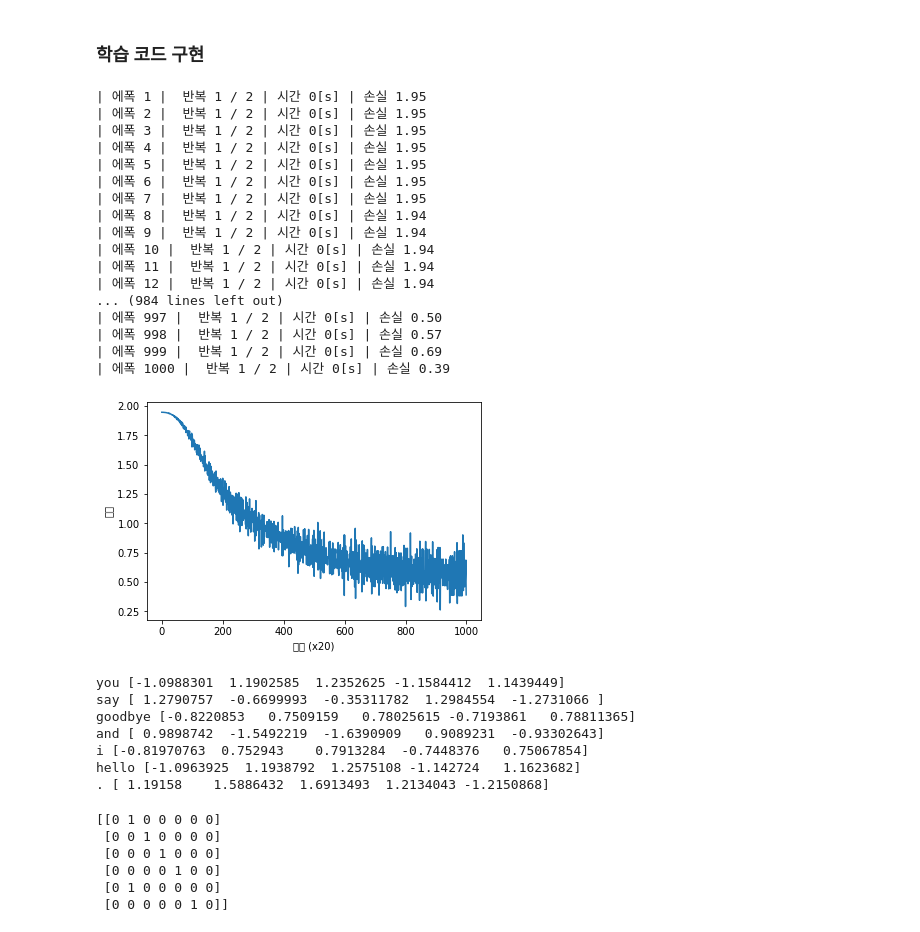
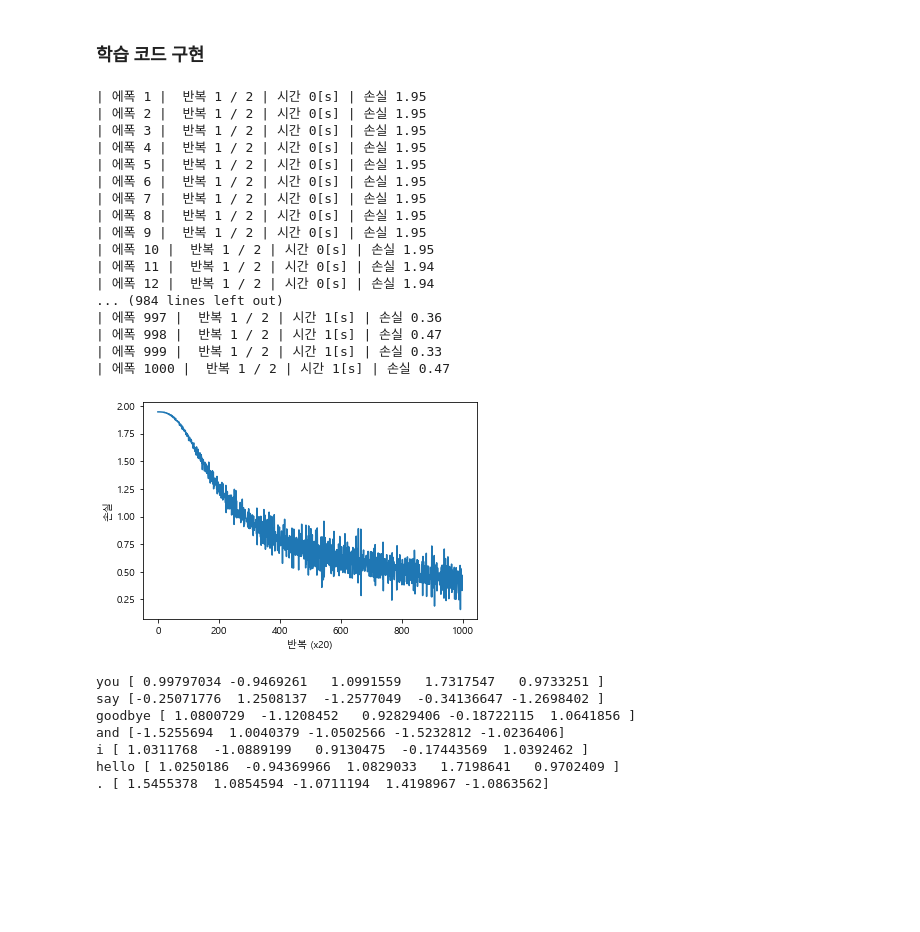
Before and after one commit to imguru-mooc/deep_learning_nlp, a Jupyter notebook: nlp_2_source/ch03/3_4.ipynb, the cells around one changed output. Cells and saved outputs as stored; diff of their text form; code cells hidden in the pictures; blank space fills up the shorter version.

```diff
--- a/nlp_2_source/ch03/3_4.ipynb
+++ b/nlp_2_source/ch03/3_4.ipynb
@@ -54,8 +54,8 @@ sys.path.append('..')
 from common.trainer import Trainer
 from common.optimizer import Adam
 from common.util import preprocess, create_contexts_target, convert_one_hot
-
-import matplotlib.font_manager as fm
+import matplotlib.pyplot as plt
+plt.rc('font', family='Malgun Gothic')
 
 window_size = 1
 hidden_size = 5
@@ -64,45 +64,45 @@ max_epoch = 1000
 
 text = 'You say goodbye and I say hello.'
 corpus, word_to_id, id_to_word = preprocess(text)
 
 vocab_size = len(word_to_id)
 contexts, target = create_contexts_target(corpus, window_size)
 target = convert_one_hot(target, vocab_size)
 contexts = convert_one_hot(contexts, vocab_size)
 
 model = SimpleCBOW(vocab_size, hidden_size)
 optimizer = Adam()
 trainer = Trainer(model, optimizer)
 
 trainer.fit(contexts, target, max_epoch, batch_size)
 trainer.plot()
 
 word_vecs = model.word_vecs
 for word_id, word in id_to_word.items():
     print(word, word_vecs[word_id])
 # %% [output]
 | 에폭 1 |  반복 1 / 2 | 시간 0[s] | 손실 1.95
 | 에폭 2 |  반복 1 / 2 | 시간 0[s] | 손실 1.95
 | 에폭 3 |  반복 1 / 2 | 시간 0[s] | 손실 1.95
 | 에폭 4 |  반복 1 / 2 | 시간 0[s] | 손실 1.95
 | 에폭 5 |  반복 1 / 2 | 시간 0[s] | 손실 1.95
 | 에폭 6 |  반복 1 / 2 | 시간 0[s] | 손실 1.95
 | 에폭 7 |  반복 1 / 2 | 시간 0[s] | 손실 1.95
-| 에폭 8 |  반복 1 / 2 | 시간 0[s] | 손실 1.94
-| 에폭 9 |  반복 1 / 2 | 시간 0[s] | 손실 1.94
-| 에폭 10 |  반복 1 / 2 | 시간 0[s] | 손실 1.94
+| 에폭 8 |  반복 1 / 2 | 시간 0[s] | 손실 1.95
+| 에폭 9 |  반복 1 / 2 | 시간 0[s] | 손실 1.95
+| 에폭 10 |  반복 1 / 2 | 시간 0[s] | 손실 1.95
 | 에폭 11 |  반복 1 / 2 | 시간 0[s] | 손실 1.94
 | 에폭 12 |  반복 1 / 2 | 시간 0[s] | 손실 1.94
 ... (984 lines left out)
-| 에폭 997 |  반복 1 / 2 | 시간 0[s] | 손실 0.50
-| 에폭 998 |  반복 1 / 2 | 시간 0[s] | 손실 0.57
-| 에폭 999 |  반복 1 / 2 | 시간 0[s] | 손실 0.69
-| 에폭 1000 |  반복 1 / 2 | 시간 0[s] | 손실 0.39
+| 에폭 997 |  반복 1 / 2 | 시간 1[s] | 손실 0.36
+| 에폭 998 |  반복 1 / 2 | 시간 1[s] | 손실 0.47
+| 에폭 999 |  반복 1 / 2 | 시간 1[s] | 손실 0.33
+| 에폭 1000 |  반복 1 / 2 | 시간 1[s] | 손실 0.47
-[figure, old version]
+[figure, new version]
-you [-1.0988301  1.1902585  1.2352625 -1.1584412  1.1439449]
-say [ 1.2790757  -0.6699993  -0.35311782  1.2984554  -1.2731066 ]
-goodbye [-0.8220853   0.7509159   0.78025615 -0.7193861   0.78811365]
-and [ 0.9898742  -1.5492219  -1.6390909   0.9089231  -0.93302643]
-i [-0.81970763  0.752943    0.7913284  -0.7448376   0.75067854]
-hello [-1.0963925  1.1938792  1.2575108 -1.142724   1.1623682]
-. [ 1.19158    1.5886432  1.6913493  1.2134043 -1.2150868]
+you [ 0.99797034 -0.9469261   1.0991559   1.7317547   0.9733251 ]
+say [-0.25071776  1.2508137  -1.2577049  -0.34136647 -1.2698402 ]
+goodbye [ 1.0800729  -1.1208452   0.92829406 -0.18722115  1.0641856 ]
+and [-1.5255694  1.0040379 -1.0502566 -1.5232812 -1.0236406]
+i [ 1.0311768  -1.0889199   0.9130475  -0.17443569  1.0392462 ]
+hello [ 1.0250186  -0.94369966  1.0829033   1.7198641   0.9702409 ]
+. [ 1.5455378  1.0854594 -1.0711194  1.4198967 -1.0863562]
@@ -122,9 +108,0 @@ contexts = convert_one_hot(contexts, vocab_size)
-# %%
-print(target)
-# %% [output]
-[[0 1 0 0 0 0 0]
- [0 0 1 0 0 0 0]
- [0 0 0 1 0 0 0]
- [0 0 0 0 1 0 0]
- [0 1 0 0 0 0 0]
- [0 0 0 0 0 1 0]]
```
Also changed, not shown: parts of 2 cells of this notebook.
